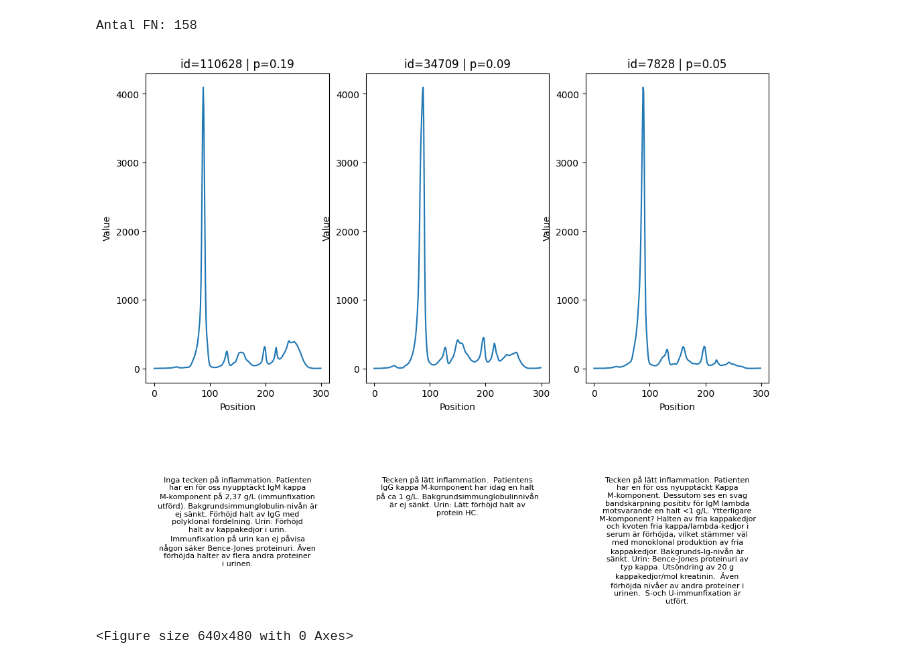
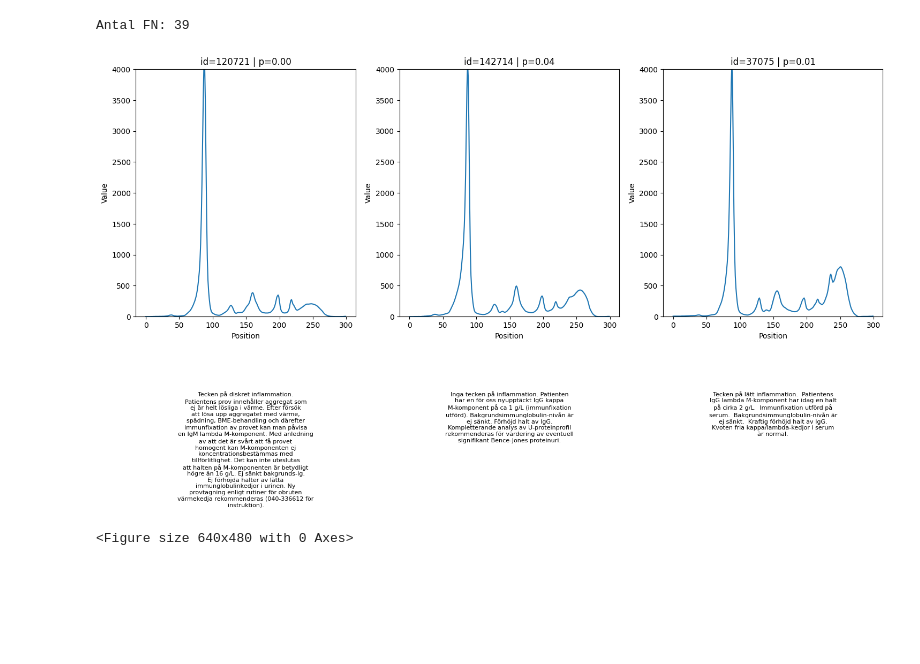
Before and after one commit to andreasjak/MSc26_Assar, a Jupyter notebook: networks/feed_forward_more_features.ipynb, the cells around one changed output. Cells and saved outputs as stored; diff of their text form; code cells hidden in the pictures; blank space fills up the shorter version.

```diff
--- a/networks/feed_forward_more_features.ipynb
+++ b/networks/feed_forward_more_features.ipynb
@@ -109,5 +126,4 @@ Label 1: 27668 (19.5%)
 # %%
-
 valtrain_pids, test_pids = train_test_split(pids, test_size=0.15,random_state=25)
 train_pids, val_pids = train_test_split(valtrain_pids, test_size=0.15,random_state=25)
 
@@ -128,16 +144,19 @@ print(f"Antal fall utan M-komponent i testdatan:{(test_rows['label'] == 0).sum()
 
 X_train = np.concatenate([np.array(train_rows['value'].tolist(), dtype=np.float32),
                            np.array(train_rows['delimit_value'].tolist(), dtype=np.float32),
-                           np.array(train_rows['delimit_value2'].tolist(), dtype=np.float32)
+                           np.array(train_rows['delimit_value2'].tolist(), dtype=np.float32),
+                           np.array(train_rows['protein_value'].to_list(),dtype=np.float32)
                            ], axis=1)
 
 X_val   = np.concatenate([np.array(val_rows['value'].tolist(), dtype=np.float32),
                            np.array(val_rows['delimit_value'].tolist(), dtype=np.float32),
-                           np.array(val_rows['delimit_value2'].tolist(), dtype=np.float32)], axis=1)
+                           np.array(val_rows['delimit_value2'].tolist(), dtype=np.float32),
+                           np.array(val_rows['protein_value'].to_list(),dtype=np.float32)], axis=1)
 
 X_test  = np.concatenate([np.array(test_rows['value'].tolist(), dtype=np.float32),
                            np.array(test_rows['delimit_value'].tolist(), dtype=np.float32),
-                           np.array(test_rows['delimit_value2'].tolist(), dtype=np.float32)], axis=1)
+                           np.array(test_rows['delimit_value2'].tolist(), dtype=np.float32),
+                           np.array(test_rows['protein_value'].to_list(),dtype=np.float32)], axis=1)
 
 y_train = np.array(train_rows['label'].values, dtype=np.int64)
 y_val   = np.array(val_rows['label'].values,   dtype=np.int64)
@@ -204,7 +223,7 @@ class NeuralNetwork(nn.Module):
     def __init__(self):
         super().__init__()
         self.linear_relu_stack = nn.Sequential(
-            nn.Linear(321, 256),
+            nn.Linear(329, 256),
             nn.ReLU(),
             nn.Dropout(0.1),
             nn.Linear(256, 256),
@@ -242,20 +261,6 @@ def train(train_dataloader, model, loss_fn, optimizer):
         total_loss += loss.item()
     return total_loss / len(train_dataloader)
 
-def validate(val_dataloader, model, loss_fn):
-    size = len(val_dataloader.dataset)
-    num_batches = len(val_dataloader)
-    model.eval()
-    test_loss, correct = 0, 0
-    with torch.no_grad():
-        for X, y,_ in val_dataloader:
-            X, y = X.to(device), y.to(device)
-            pred = model(X)
-            test_loss += loss_fn(pred, y).item()
-            correct += (pred.argmax(1) == y).type(torch.float).sum().item()
-    test_loss /= num_batches
-    correct /= size
-    return (100*correct,test_loss)
 
 def test(test_dataloader, model, loss_fn):
     size = len(test_dataloader.dataset)
@@ -274,7 +279,7 @@ def test(test_dataloader, model, loss_fn):
 
 
 model = NeuralNetwork().to(device)
-pos_weight = torch.tensor([1.0, 4], dtype=torch.float32).to(device)
+pos_weight = torch.tensor([1.0, 6], dtype=torch.float32).to(device)
 
 loss_fn = nn.CrossEntropyLoss(weight=pos_weight)
 optimizer = torch.optim.Adam(model.parameters(), lr=1e-3)
@@ -479,36 +506,37 @@ print(f"Antal FN: {len(fn_idx)}")
 
 # Plotta
 fn_sample = np.random.choice(fn_idx, size=min(3, len(fn_idx)), replace=False)
-fig, axes = plt.subplots(1, 3, figsize=(12, 6))
+fig, axes = plt.subplots(1, 3, figsize=(18, 6))
 id_to_row = val_rows.set_index('id')
 
 for ax, idx in zip(axes.flat, fn_sample):
     row_id = all_ids[idx]
 
     row = id_to_row.loc[row_id]
 
     curve = row['value'][0:300]
     interpretation = row['interpretation']
 
     ax.plot(curve)
     ax.set_title(f"id={row_id} | p={all_probs[idx]:.2f}")
     ax.set_xlabel("Position")
     ax.set_ylabel("Value")
+    ax.set_ybound(lower=0,upper=4000)
 
     wrapped = "\n".join(textwrap.wrap(interpretation, width=40))
     ax.text(
     0.5, -0.3,
     wrapped,
     transform=ax.transAxes,
     ha='center',
     va='top',
     fontsize=8
     )
 
 plt.figure()
 plt.suptitle("Falska negativa — kurvor")
 plt.show()
 # %% [output]
-Antal FN: 158
+Antal FN: 39
-[figure, old version]
+[figure, new version]
 <Figure size 640x480 with 0 Axes>
```
Also changed, not shown: parts of 7 cells of this notebook, 3 other files.
